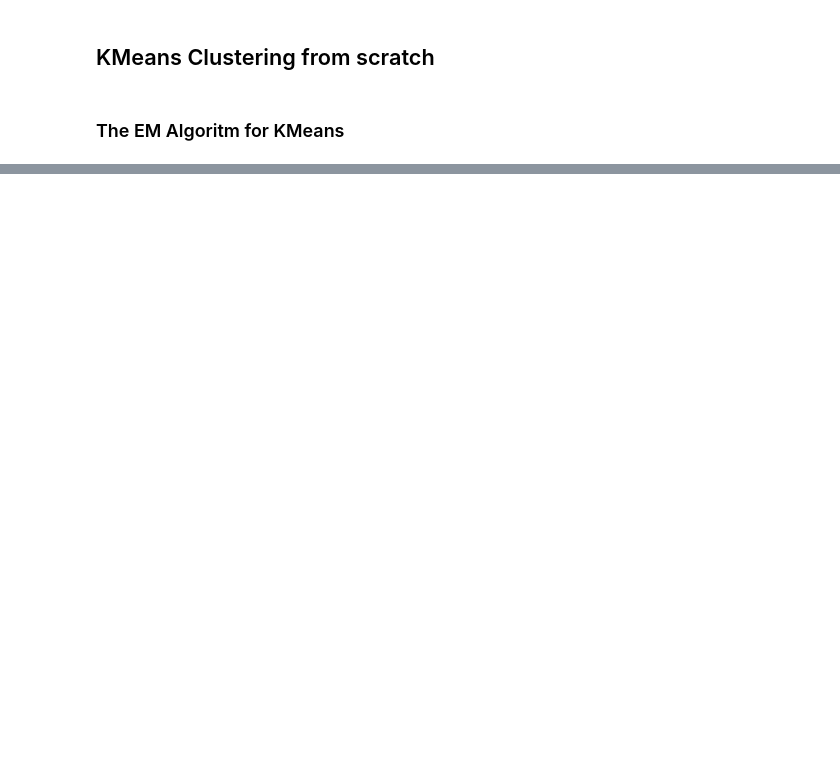
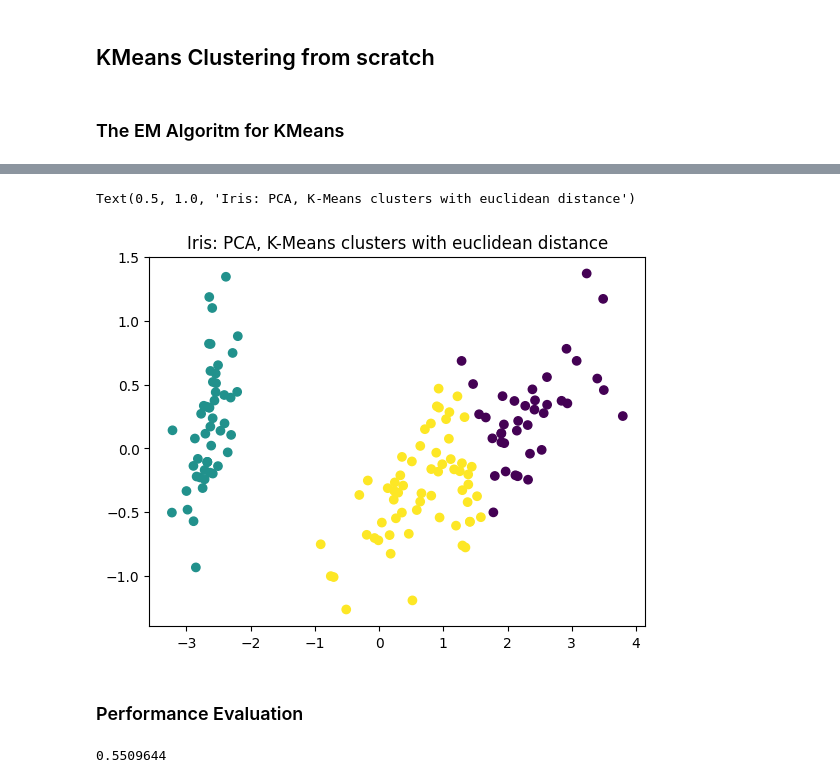
Before and after one commit to ShonenAsh/ml-algos-from-scratch, a Jupyter notebook: clustering/KMeansClustering.ipynb, the cells around one changed output, grey strips where cells are left out. Saved outputs shown, nothing was run; the diff lists cells and outputs as text; code cells hidden in the pictures; blank space fills up the shorter version.

```diff
--- a/clustering/KMeansClustering.ipynb
+++ b/clustering/KMeansClustering.ipynb
@@ -19,31 +21,30 @@ y = np.asarray(pd.factorize(iris.data.targets['class'])[0], dtype=np.int16)
 # %% [markdown]
 ### The EM Algoritm for KMeans
 # %%
-def k_means(X, k=10, max_iterations=50, threshold=0.0001):
-    mu_arr = X[np.random.choice(len(X), k, replace=False)]  # Random cluster centers
-    obj = np.inf                                          # Objective function value (we want to minimize this)
+def k_means(X, k=10, max_iterations=50, threshold=0.0001, metric='euclidean'):
+    mu_arr = X[np.random.choice(len(X), k, replace=False)]
+    pi = None
+    obj = np.inf
 
-    for i in range(max_iterations):
-        pi = np.zeros((len(X), k), dtype=np.int16)          # Cluster membership
-                                                            # E-step
-        distances = sc.spatial.distance.cdist(X, mu_arr, metric='euclidean')    # Euclidean distances
-        c_labels = np.argmin(distances, axis=1, keepdims=True)   # Assign cluster label of the nearest center
-        # print(f'labels: {c_labels.shape} pi: {pi.shape}')
-        np.put_along_axis(pi, c_labels, 1, axis=1)          # Set new labels
+    for _ in range(max_iterations):
+        pi = np.zeros((len(X), k), dtype=np.ushort)
+         # E-step
+        distances = sc.spatial.distance.cdist(X, mu_arr, metric=metric)
+        c_labels = np.argmin(distances, axis=1)
+        for i in range(len(c_labels)):
+            pi[i, c_labels[i]] = 1  # Set new labels
 
-        for j in range(k):                                  # M-step
+        # M-step
+        for j in range(k):
             elements_of_j = np.where(c_labels == j)
             mu_arr[j] = np.mean(X[elements_of_j], axis=0)
 
-        # distances = sc.spatial.distance.cdist(X, mu_arr, metric='euclidean')
-        # print(pi)
         new_obj = np.sum(pi * distances)
-        print(new_obj)
-
-        if float(abs(obj - new_obj)) < (obj * threshold):   # check termination criterion
+        if float(abs(obj - new_obj)) < (obj * threshold):  # termination criterion
             break
         obj = new_obj
 
     return obj, pi, mu_arr
 # %%
-_, pi, mus = k_means(X, k=3, max_iterations=50)
+_, pi, mus = k_means(X, k=3, max_iterations=50, metric='euclidean')
+c_labels_euclid = np.argwhere(pi == 1)[:, 1]
@@ -76,0 +62,13 @@ Text(0.5, 1.0, 'Iris: PCA')
+# %%
+plt.scatter(x=X_pca[:, 0], y=X_pca[:, 1], c=c_labels_euclid)
+plt.title("Iris: PCA, K-Means clusters with euclidean distance")
+# %% [output]
+Text(0.5, 1.0, 'Iris: PCA, K-Means clusters with euclidean distance')
+[figure, added]
+# %% [markdown]
+### Performance Evaluation
+# %%
+# Silhouette score with euclidean distance
+silhouette_score(X, c_labels_euclid)
+# %% [output]
+0.5509644
```
Also changed, not shown: parts of 9 cells of this notebook.
